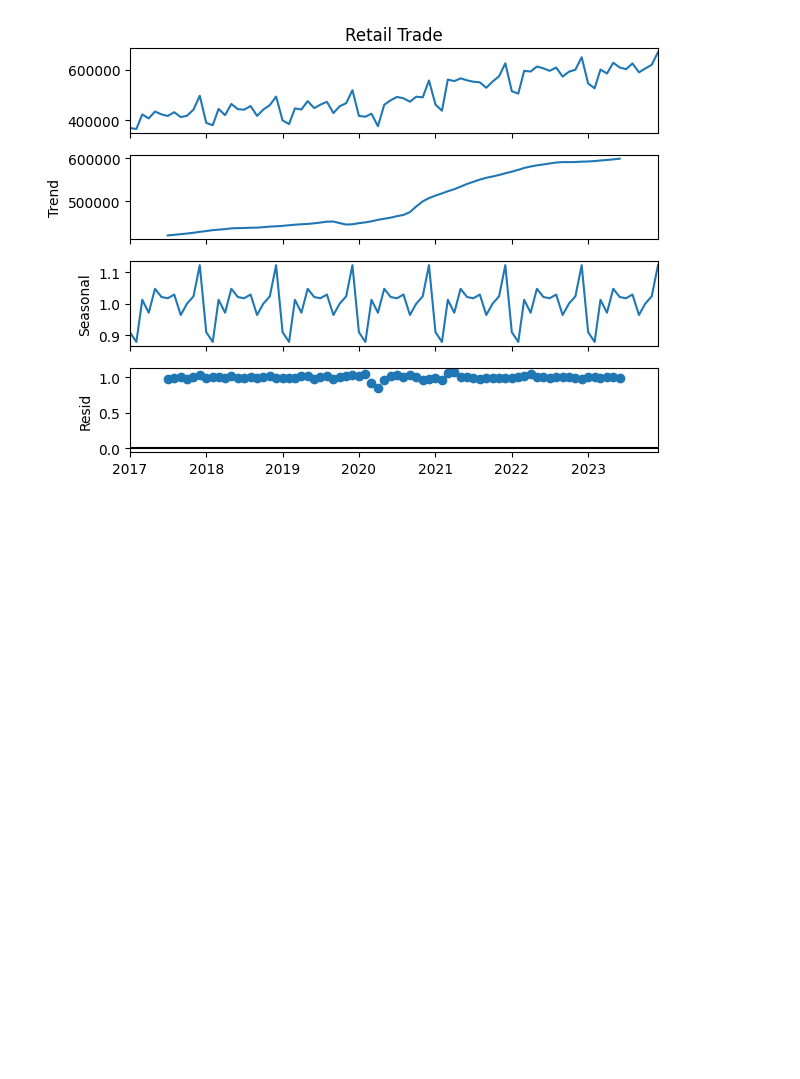
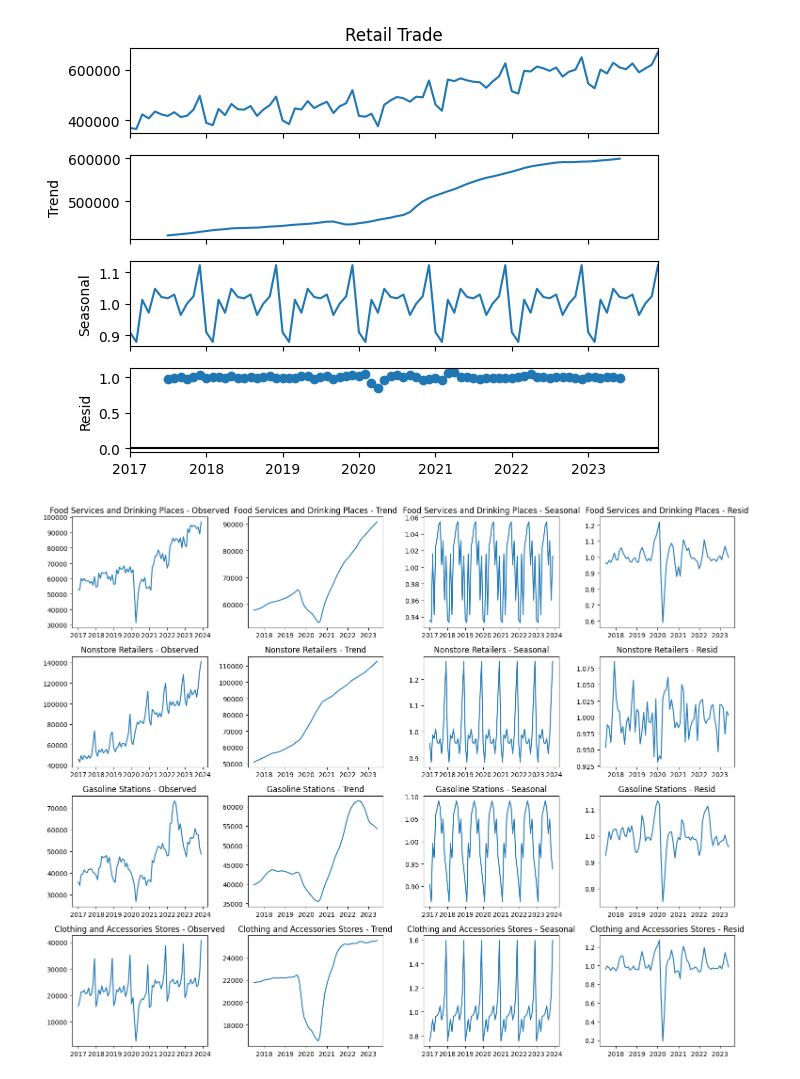
Before and after one commit to charJin/mrts-retail-and-food-services, a Jupyter notebook: notebooks/retail-and-food-analysis.ipynb, the cells around one changed output. Cells and saved outputs as stored; diff of their text form; code cells hidden in the pictures; blank space fills up the shorter version.

Commit message:
seasonal plots add

```diff
--- a/notebooks/retail-and-food-analysis.ipynb
+++ b/notebooks/retail-and-food-analysis.ipynb
@@ -322,8 +323,12 @@ sm_df_not_adjusted
 | 3499 | 77799 | 4451 | 2023-12-01 | Grocery Stores | Retail Trade |
 1764 rows × 5 columns
 # %%
-pivoted_df = sm_df_not_adjusted.pivot(index='time', columns='category_name', values='monthly_sales')['Retail Trade']
-pivoted_df
+pivoted_retail = sm_df_not_adjusted.pivot(index='time', columns='category_name', values='monthly_sales')['Retail Trade']
+pivoted_food = sm_df_not_adjusted.pivot(index='time', columns='category_name', values='monthly_sales')['Food Services and Drinking Places']
+pivoted_nonstore = sm_df_not_adjusted.pivot(index='time', columns='category_name', values='monthly_sales')['Nonstore Retailers']
+pivoted_gasoline = sm_df_not_adjusted.pivot(index='time', columns='category_name', values='monthly_sales')['Gasoline Stations']
+pivoted_clothing_and_acc = sm_df_not_adjusted.pivot(index='time', columns='category_name', values='monthly_sales')['Clothing and Accessories Stores']
+pivoted_retail
 # %% [output]
 time
 2017-01-01    369068
@@ -339,10 +344,31 @@ time
 2023-12-01    668957
 Name: Retail Trade, Length: 84, dtype: int64
 # %%
-from statsmodels.tsa.seasonal import seasonal_decompose
-
-result = seasonal_decompose(pivoted_df, model='multiplicative', period=12)
-result.plot()
+retail_result = seasonal_decompose(pivoted_retail, model='multiplicative', period=12)
+retail_result.plot()
 # %% [output]
 [figure]
 [figure]
+# %%
+result_food = seasonal_decompose(pivoted_food, model='multiplicative', period=12)
+result_nonstore = seasonal_decompose(pivoted_nonstore, model='multiplicative', period=12)
+result_gasoline = seasonal_decompose(pivoted_gasoline, model='multiplicative', period=12)
+result_clothing = seasonal_decompose(pivoted_clothing_and_acc, model='multiplicative', period=12)
+
+fig, axes = plt.subplots(4, 4, figsize=(15, 12))
+
+def plot_components(result, axes, row, category_name):
+    components = ['observed', 'trend', 'seasonal', 'resid']
+    for col, component in enumerate(components):
+        axes[row, col].plot(getattr(result, component))
+        axes[row, col].set_title(f'{category_name} - {component.capitalize()}')
+
+plot_components(result_food, axes, 0, 'Food Services and Drinking Places')
+plot_components(result_nonstore, axes, 1, 'Nonstore Retailers')
+plot_components(result_gasoline, axes, 2, 'Gasoline Stations')
+plot_components(result_clothing, axes, 3, 'Clothing and Accessories Stores')
+
+plt.tight_layout()
+plt.show()
+# %% [output]
+[figure, added]
```
Also changed, not shown: parts of 2 cells of this notebook, 1 other file.
